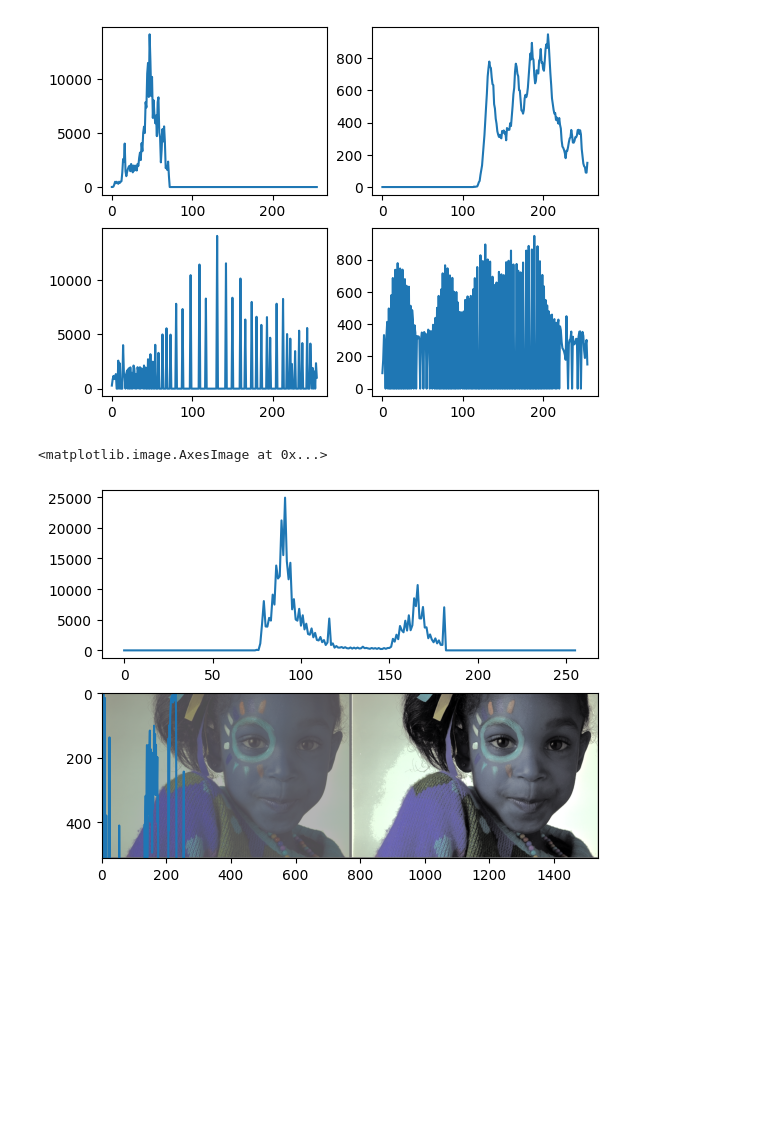
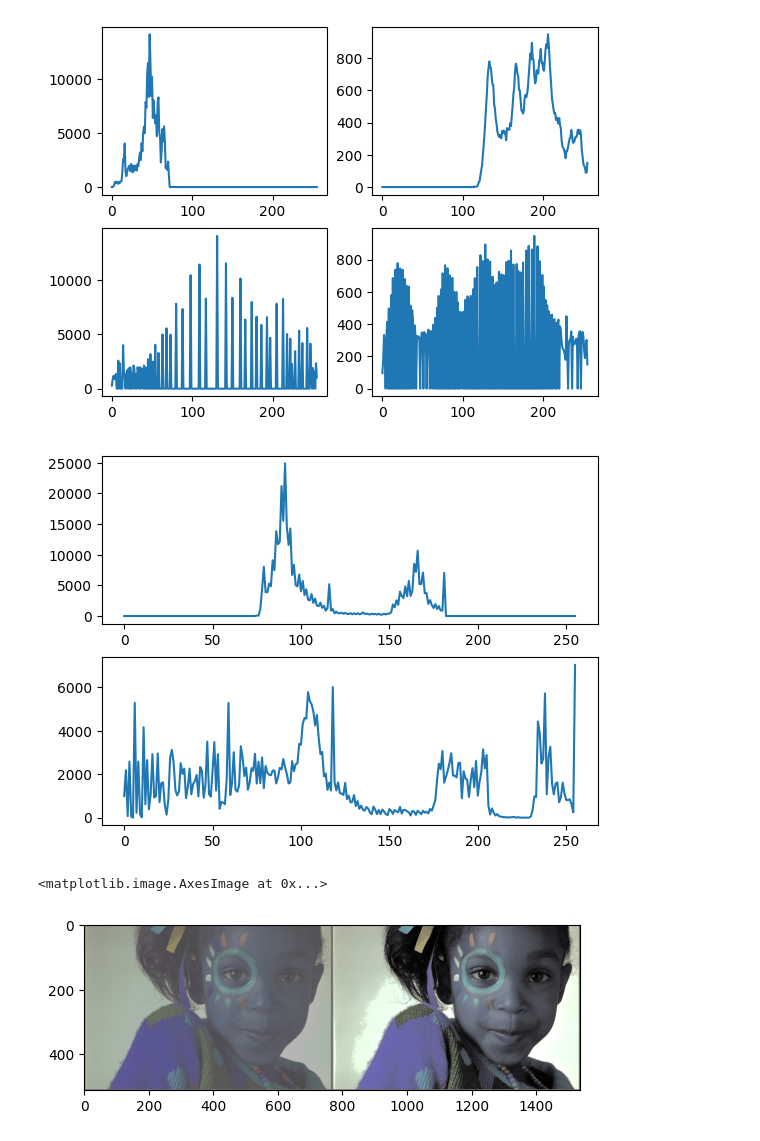
Before and after one commit to SandalikaAriyrathna/IUP_LABS, a Jupyter notebook: lab04/iup_lab_04.ipynb, the cells around one changed output. Saved outputs shown, nothing was run; the diff lists cells and outputs as text; code cells hidden in the pictures; blank space fills up the shorter version.

```diff
--- a/lab04/iup_lab_04.ipynb
+++ b/lab04/iup_lab_04.ipynb
@@ -87,32 +92,34 @@ plt.subplot(224), plt.plot(equalized_bright_img_hist)
 # %%
 # Color Histogram Equalization to improve the contrast of color image
 
 color_img = cv2.imread("D:\\SLIIT\\4th_year\\2nd semester\\IUP\LABS\\lab04\\color.png", 1)
 
 # Convert image from RGB to HSV
 color_img_hsv = cv2.cvtColor(color_img, cv2.COLOR_RGB2HSV)
 
 # Histogram equalization on V channel
 color_img_hsv[:,:,2] = cv2.equalizeHist(color_img_hsv[:,:,2])
 
 # Convert image from HSV to RGB
 color_img_rgb = cv2.cvtColor(color_img_hsv, cv2.COLOR_HSV2RGB)
 
 # Create histogram of the image
 color_img_hist = cv2.calcHist([color_img], [0], None, [256], [0, 256])
 color_img_rgb_hist = cv2.calcHist([color_img_rgb], [0], None, [256], [0, 256])
 
 # Plot the color_img_hist & equalized_color_img_hist
 # : plt.subplot(211) - 1st parameter value means Row, 2nd parameter value means column, 3rd parameter value means image no
 plt.subplot(211), plt.plot(color_img_hist)
-plt.subplot(212), plt.plot(color_img_rgb_hist)
+plot2 = plt.subplot(212), plt.plot(color_img_rgb_hist)
+plt.show(plot2)
 
 # Equalized Image window will be appered firstly, After closing that window histogram graphs will be displyed
 result = np.hstack((color_img, color_img_rgb))
 cv2.imshow("Equalized Image", result)
 cv2.waitKey(0)
 cv2.destroyAllWindows()
 plt.imshow(result)
 # %% [output]
+[figure, new version]
 <matplotlib.image.AxesImage at 0x...>
-[figure, old version]
+[figure, added]
```
Also changed, not shown: parts of 2 cells of this notebook, 9 other files.
